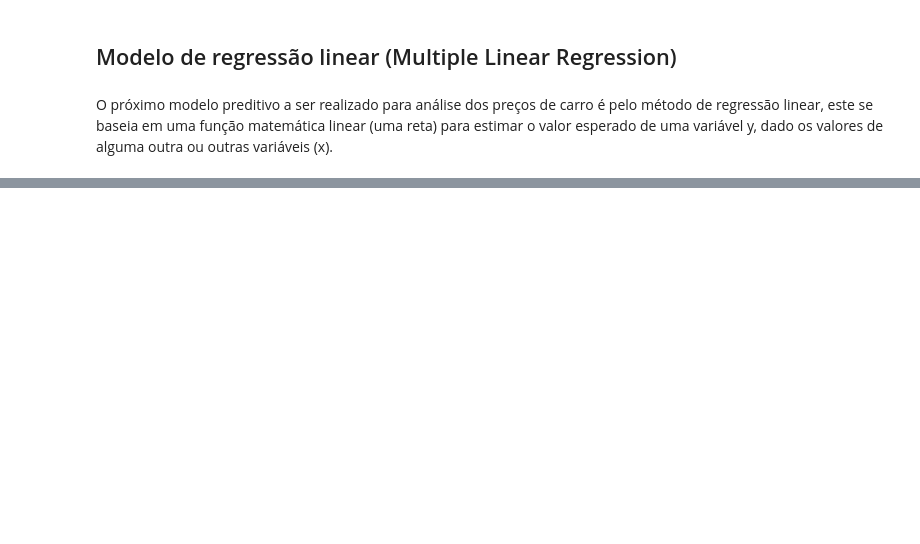
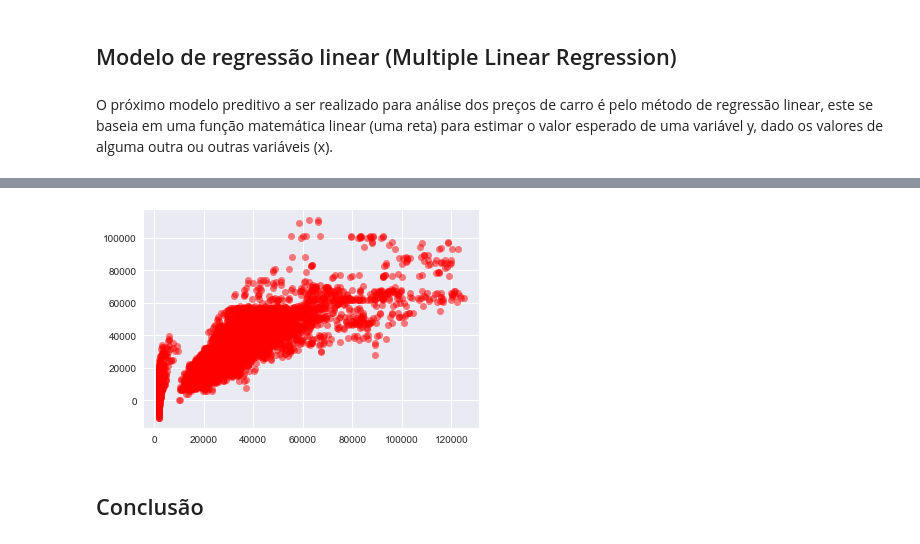
Before and after one commit to phdaher/CD2-Projeto-3, a Jupyter notebook: Projeto 3/Predição de preços de carros.ipynb, the cells around one changed output, grey strips where cells are left out. Drawn from its saved outputs; the diff is of its cells as text; code cells hidden in the pictures; blank space fills up the shorter version.

```diff
--- a/Projeto 3/Predição de preços de carros.ipynb
+++ b/Projeto 3/Predição de preços de carros.ipynb
@@ -263,0 +312,20 @@ print (RSM(ybarra, fi, yi))
+# %%
+from IPython.display import HTML, display
+import statsmodels.api as sm
+from statsmodels.formula.api import ols
+Y = train['Price']
+minhascolunas=['Ano','Potência','Cilindros']
+X=train[['Ano','Potência','Cilindros']]
+X=sm.add_constant(X)
+model = sm.OLS(Y,X)
+Tabelareg = model.fit()
+Tabelareg_summary = Tabelareg.summary()
+HTML(
+(Tabelareg_summary
+    .as_html()
+    .replace('<th>  Adj. R-squared:    </th>', '<th style="background-color:#aec7e8;"> Adj. R-squared: </th>')
+    .replace('<th>coef</th>', '<th style="background-color:#ffbb78;">coef</th>')
+    .replace('<th>std err</th>', '<th style="background-color:#c7e9c0;">std err</th>')
+    .replace('<th>P>|t|</th>', '<th style="background-color:#bcbddc;">P>|t|</th>')
+    .replace('<th>[0.025</th>    <th>0.975]</th>', '<th style="background-color:#ff9896;">[0.025</th>    <th style="background-color:#ff9896;">0.975]</th>'))
+)
@@ -263,0 +352,7 @@ print (RSM(ybarra, fi, yi))
+# %%
+plt.plot(Y,Tabelareg.predict(X),'o',color='red',alpha=0.5)
+plt.show()
+# %% [output]
+[figure, added]
+# %% [markdown]
+## Conclusão
```
Also changed, not shown: parts of 26 cells of this notebook.
